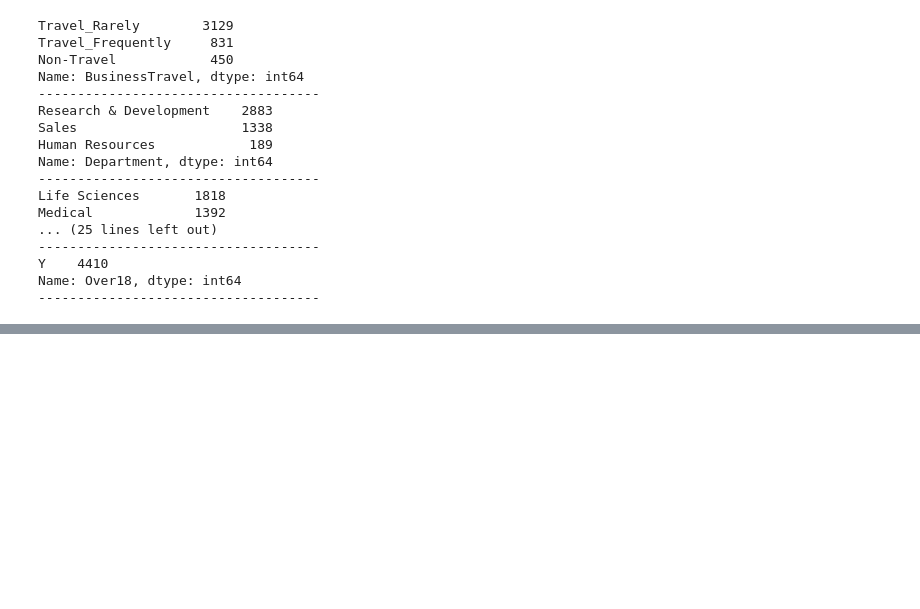
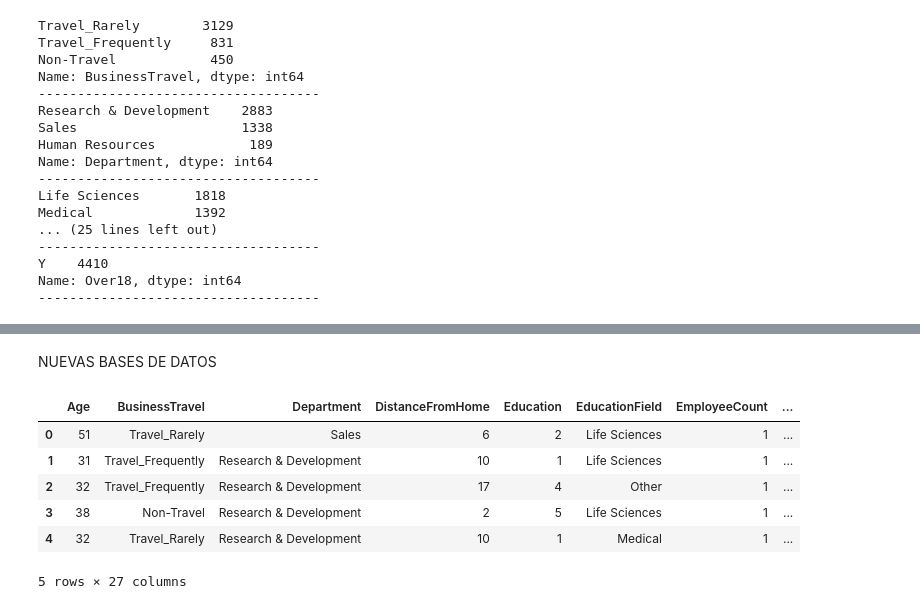
Before and after one commit to anaperez10/Analiticalll, a Jupyter notebook: RRHH.ipynb, the cells around one changed output, grey strips where cells are left out. Saved outputs shown, nothing was run; the diff lists cells and outputs as text; code cells hidden in the pictures; blank space fills up the shorter version.

```diff
--- a/RRHH.ipynb
+++ b/RRHH.ipynb
@@ -182,7 +128,3 @@ YearsAtCompany              0
 YearsSinceLastPromotion     0
 YearsWithCurrManager        0
 dtype: int64
-# %%
-#reemplazar daros nulos por '0'
-info2 = info2.fillna(0)
-info2.isnull().sum()
@@ -363,0 +289,15 @@ dtype: int64
+# %% [markdown]
+NUEVAS BASES DE DATOS
+# %%
+#Base de datos con la informacion de todos los empleados
+df = pd.merge(info2,semployee, on = 'EmployeeID',how = 'left')
+df1 = pd.merge(df,smanager, on = 'EmployeeID',how = 'left')
+df1.head(5)
+# %% [output]
+|  | Age | BusinessTravel | Department | DistanceFromHome | Education | EducationField | EmployeeCount | ... |
+| 0 | 51 | Travel_Rarely | Sales | 6 | 2 | Life Sciences | 1 | ... |
+| 1 | 31 | Travel_Frequently | Research & Development | 10 | 1 | Life Sciences | 1 | ... |
+| 2 | 32 | Travel_Frequently | Research & Development | 17 | 4 | Other | 1 | ... |
+| 3 | 38 | Non-Travel | Research & Development | 2 | 5 | Life Sciences | 1 | ... |
+| 4 | 32 | Travel_Rarely | Research & Development | 10 | 1 | Medical | 1 | ... |
+5 rows × 27 columns
```
Also changed, not shown: parts of 57 cells of this notebook.
